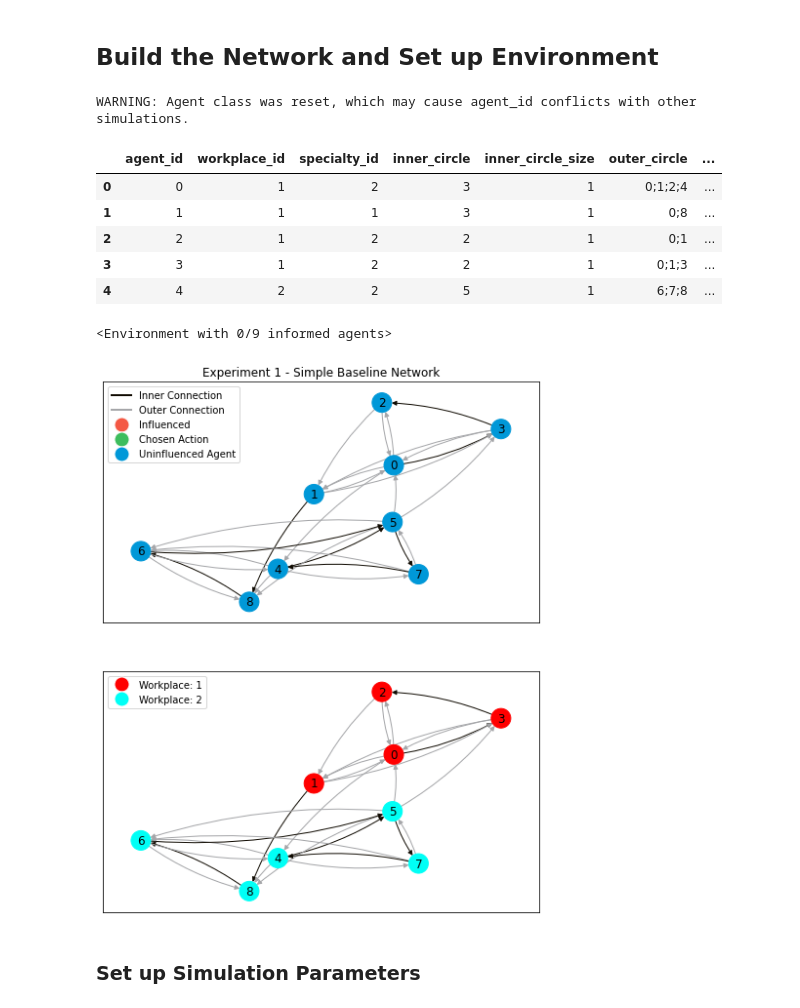
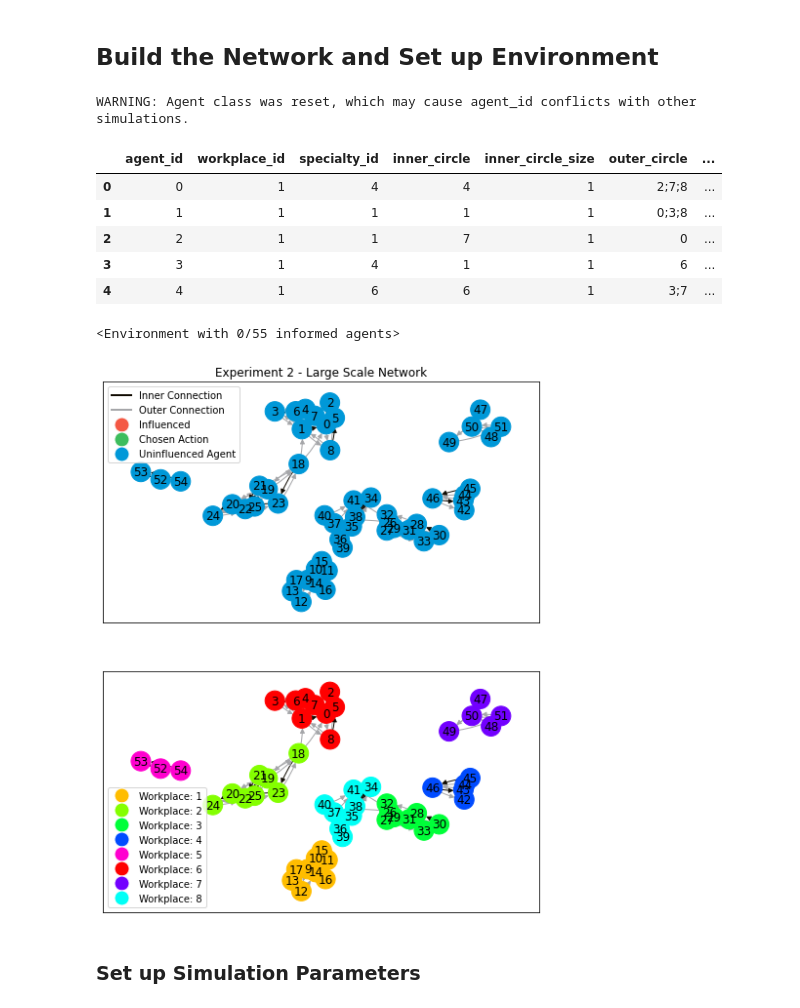
Before and after one commit to gpestre/CS182-final-project, a Jupyter notebook: notebooks/experiment_2.ipynb, the cells around one changed output. Cells and saved outputs as stored; diff of their text form; code cells hidden in the pictures.

Commit message:
Finished the final experimental runs

```diff
--- a/notebooks/experiment_2.ipynb
+++ b/notebooks/experiment_2.ipynb
@@ -22,7 +22,7 @@ from datasets import Dataset
 # %%
 # Build agents from recipe:
 Agent.reset()  # Reset IDs to zero.
-ds = Dataset(seed=13)
+ds = Dataset(seed=182)
 ds.recipe3()
 table = ds.build_agent_table()
 display(table.head())
@@ -31,27 +31,27 @@ display(table.head())
 ds.build_environment(
     transition_model = 'reachable',  # Set defaults models.
     policy_model = 'random_policy',  # (Can override them when calling build_* directly.)
-    intervention_size=100,
+    intervention_size=1,
 )
 env = ds.env
 print(env)
 # %% [output]
 WARNING: Agent class was reset, which may cause agent_id conflicts with other simulations.
 |  | agent_id | workplace_id | specialty_id | inner_circle | inner_circle_size | outer_circle | ... |
-| 0 | 0 | 1 | 2 | 3 | 1 | 0;1;2;4 | ... |
-| 1 | 1 | 1 | 1 | 3 | 1 | 0;8 | ... |
-| 2 | 2 | 1 | 2 | 2 | 1 | 0;1 | ... |
-| 3 | 3 | 1 | 2 | 2 | 1 | 0;1;3 | ... |
-| 4 | 4 | 2 | 2 | 5 | 1 | 6;7;8 | ... |
+| 0 | 0 | 1 | 4 | 4 | 1 | 2;7;8 | ... |
+| 1 | 1 | 1 | 1 | 1 | 1 | 0;3;8 | ... |
+| 2 | 2 | 1 | 1 | 7 | 1 | 0 | ... |
+| 3 | 3 | 1 | 4 | 1 | 1 | 6 | ... |
+| 4 | 4 | 1 | 6 | 6 | 1 | 3;7 | ... |
-<Environment with 0/9 informed agents>
+<Environment with 0/55 informed agents>
 # %%
 fig, axs = plt.subplots(2,1, figsize=(8,10))
 ax0 = env.plot_network_graph(iterations=20, labels=False, colors="influence", rebuild=True, legend=True, seed=82, ax = axs[0])
 ax1 = env.plot_network_graph(iterations=20, labels=False, colors="workplace", rebuild=True, legend=True, seed=82, ax = axs[1])
-ax0.set_title("Experiment 1 - Simple Baseline Network")
+ax0.set_title("Experiment 2 - Large Scale Network")
 plt.show()
 # %% [output]
-[figure, old version]
+[figure, new version]
 # %% [markdown]
 ### Set up Simulation Parameters
 # %%
```
Also changed, not shown: parts of 9 cells of this notebook, 3 other files.
